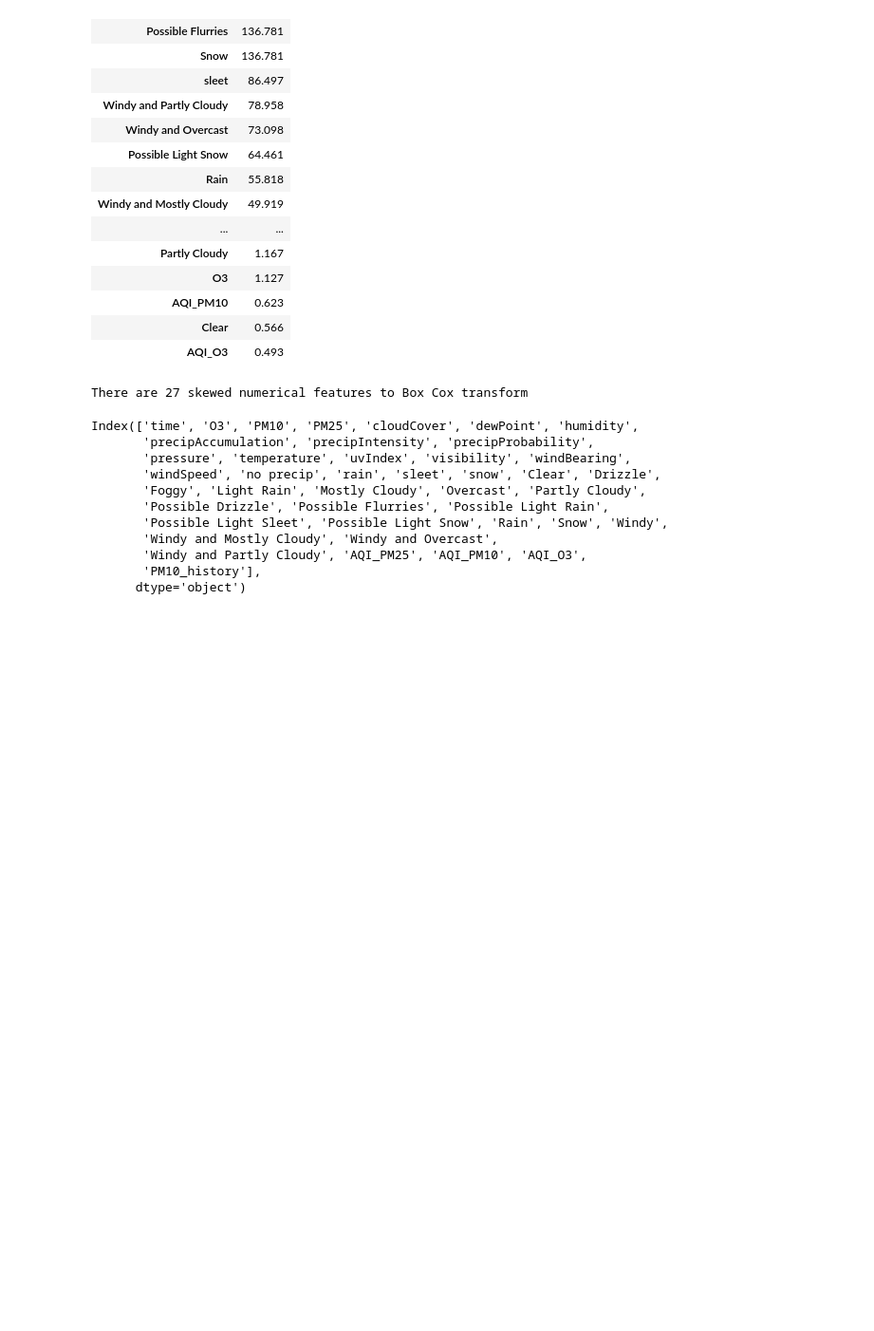
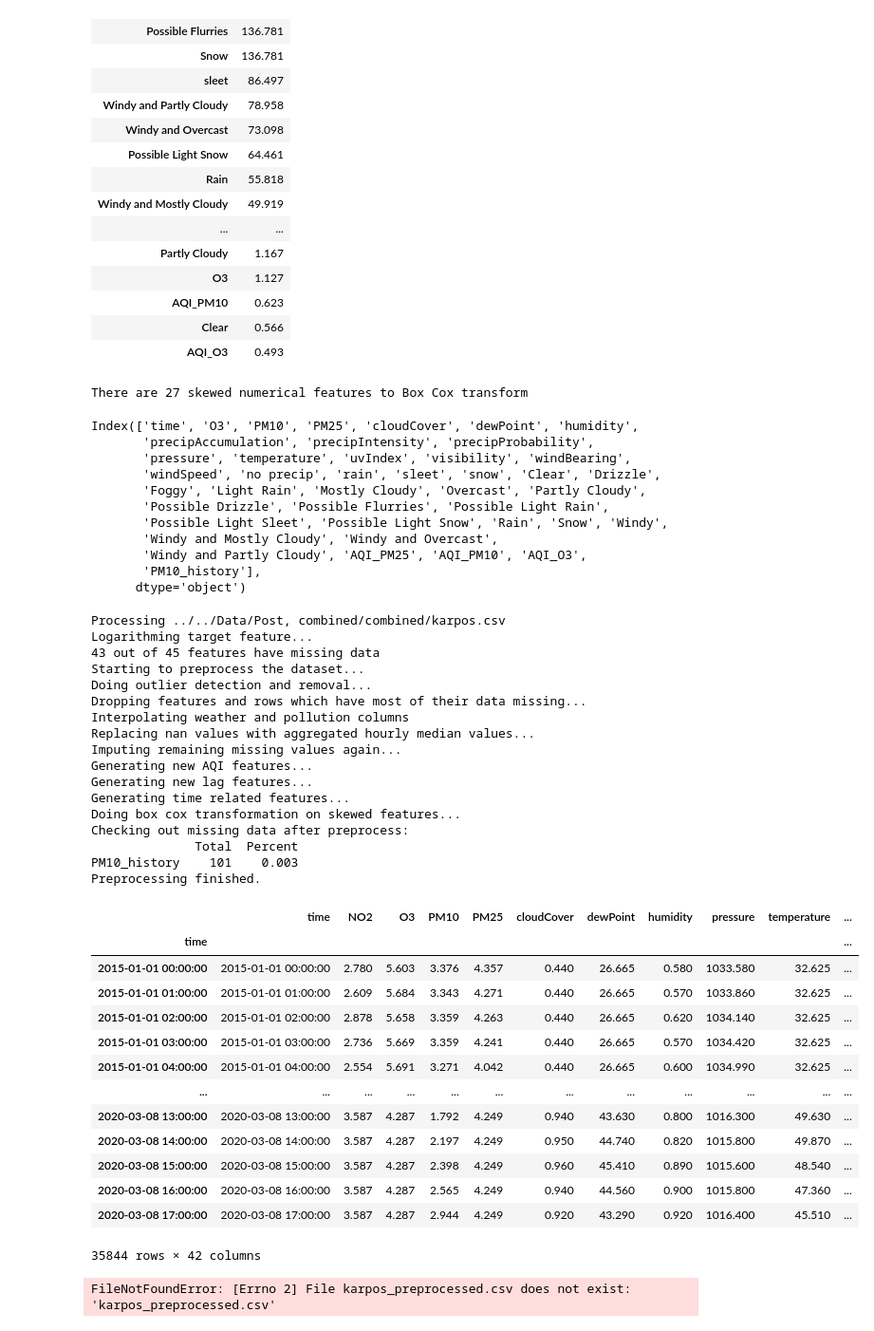
Before and after one commit to amilovanovikj/DataMiningProject, a Jupyter notebook: Notebooks/Data preprocessing/PreprocessingPipeline.ipynb, the cells around one changed output. Shown at 95% size. Saved outputs shown, nothing was run; the diff lists cells and outputs as text; code cells hidden in the pictures; blank space fills up the shorter version.

Commit message:
Preprocessing pipeline ready for colab

```diff
--- a/Notebooks/Data preprocessing/PreprocessingPipeline.ipynb
+++ b/Notebooks/Data preprocessing/PreprocessingPipeline.ipynb
@@ -878,3 +954,42 @@ Index(['time', 'O3', 'PM10', 'PM25', 'cloudCover', 'dewPoint', 'humidity',
        'Windy and Partly Cloudy', 'AQI_PM25', 'AQI_PM10', 'AQI_O3',
        'PM10_history'],
       dtype='object')
+# %%
+preprocess_report("../../Data/Post, combined/combined/karpos.csv","karpos_preprocessed.csv")
+# %% [output]
+Processing ../../Data/Post, combined/combined/karpos.csv
+Logarithming target feature...
+43 out of 45 features have missing data
+Starting to preprocess the dataset...
+Doing outlier detection and removal...
+Dropping features and rows which have most of their data missing...
+Interpolating weather and pollution columns
+Replacing nan values with aggregated hourly median values...
+Imputing remaining missing values again...
+Generating new AQI features...
+Generating new lag features...
+Generating time related features...
+Doing box cox transformation on skewed features...
+Checking out missing data after preprocess:
+              Total  Percent
+PM10_history    101    0.003
+Preprocessing finished.
+|  | time | NO2 | O3 | PM10 | PM25 | cloudCover | dewPoint | humidity | pressure | temperature | ... |
+| time |  |  |  |  |  |  |  |  |  |  | ... |
+| 2015-01-01 00:00:00 | 2015-01-01 00:00:00 | 2.780 | 5.603 | 3.376 | 4.357 | 0.440 | 26.665 | 0.580 | 1033.580 | 32.625 | ... |
+| 2015-01-01 01:00:00 | 2015-01-01 01:00:00 | 2.609 | 5.684 | 3.343 | 4.271 | 0.440 | 26.665 | 0.570 | 1033.860 | 32.625 | ... |
+| 2015-01-01 02:00:00 | 2015-01-01 02:00:00 | 2.878 | 5.658 | 3.359 | 4.263 | 0.440 | 26.665 | 0.620 | 1034.140 | 32.625 | ... |
+| 2015-01-01 03:00:00 | 2015-01-01 03:00:00 | 2.736 | 5.669 | 3.359 | 4.241 | 0.440 | 26.665 | 0.570 | 1034.420 | 32.625 | ... |
+| 2015-01-01 04:00:00 | 2015-01-01 04:00:00 | 2.554 | 5.691 | 3.271 | 4.042 | 0.440 | 26.665 | 0.600 | 1034.990 | 32.625 | ... |
+| ... | ... | ... | ... | ... | ... | ... | ... | ... | ... | ... | ... |
+| 2020-03-08 13:00:00 | 2020-03-08 13:00:00 | 3.587 | 4.287 | 1.792 | 4.249 | 0.940 | 43.630 | 0.800 | 1016.300 | 49.630 | ... |
+| 2020-03-08 14:00:00 | 2020-03-08 14:00:00 | 3.587 | 4.287 | 2.197 | 4.249 | 0.950 | 44.740 | 0.820 | 1015.800 | 49.870 | ... |
+| 2020-03-08 15:00:00 | 2020-03-08 15:00:00 | 3.587 | 4.287 | 2.398 | 4.249 | 0.960 | 45.410 | 0.890 | 1015.600 | 48.540 | ... |
+| 2020-03-08 16:00:00 | 2020-03-08 16:00:00 | 3.587 | 4.287 | 2.565 | 4.249 | 0.940 | 44.560 | 0.900 | 1015.800 | 47.360 | ... |
+| 2020-03-08 17:00:00 | 2020-03-08 17:00:00 | 3.587 | 4.287 | 2.944 | 4.249 | 0.920 | 43.290 | 0.920 | 1016.400 | 45.510 | ... |
+35844 rows × 42 columns
+# %%
+df = pd.read_csv("karpos_preprocessed.csv")
+df[df["PM_10_history"] is NaN]
+# %% [output]
+FileNotFoundError: [Errno 2] File karpos_preprocessed.csv does not exist: 'karpos_preprocessed.csv'
```
Also changed, not shown: parts of 3 cells of this notebook.
